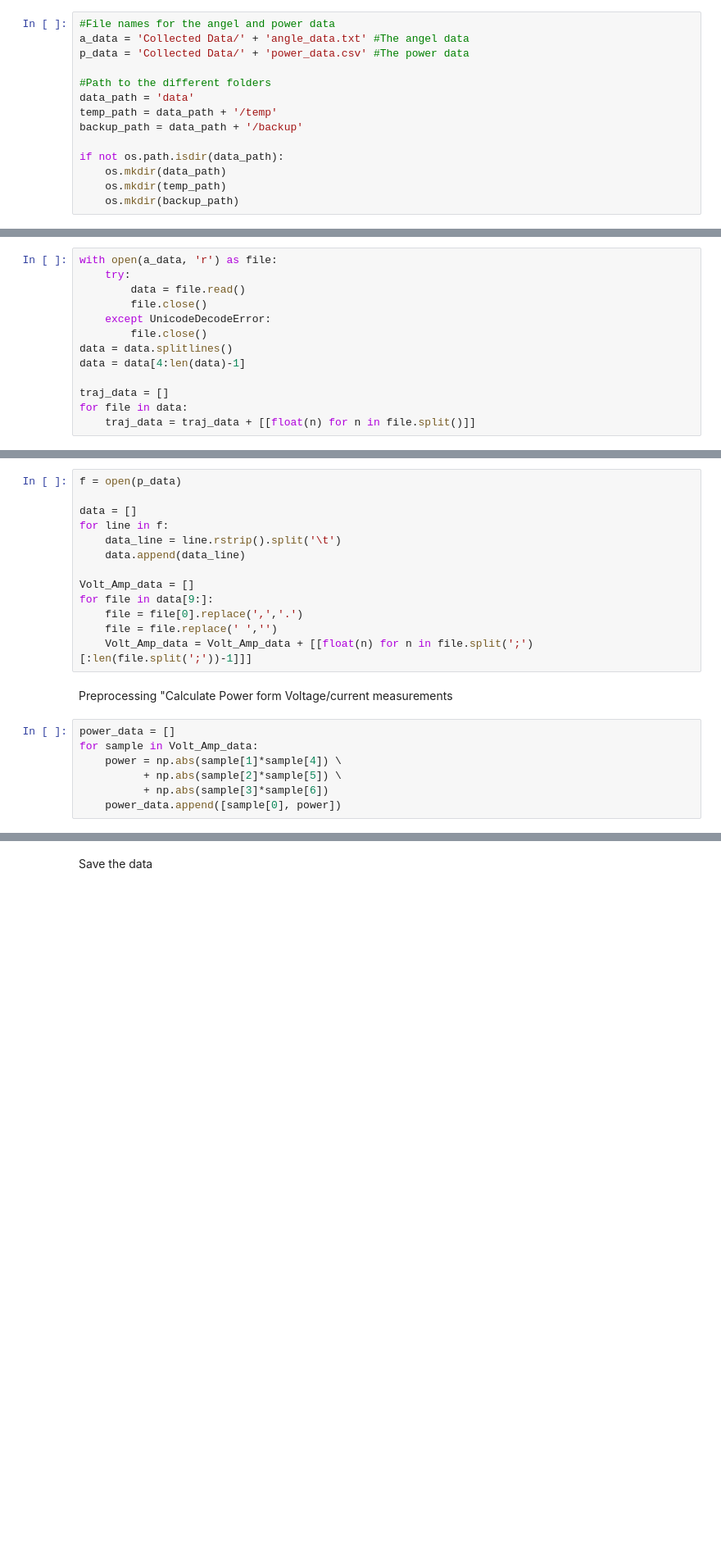
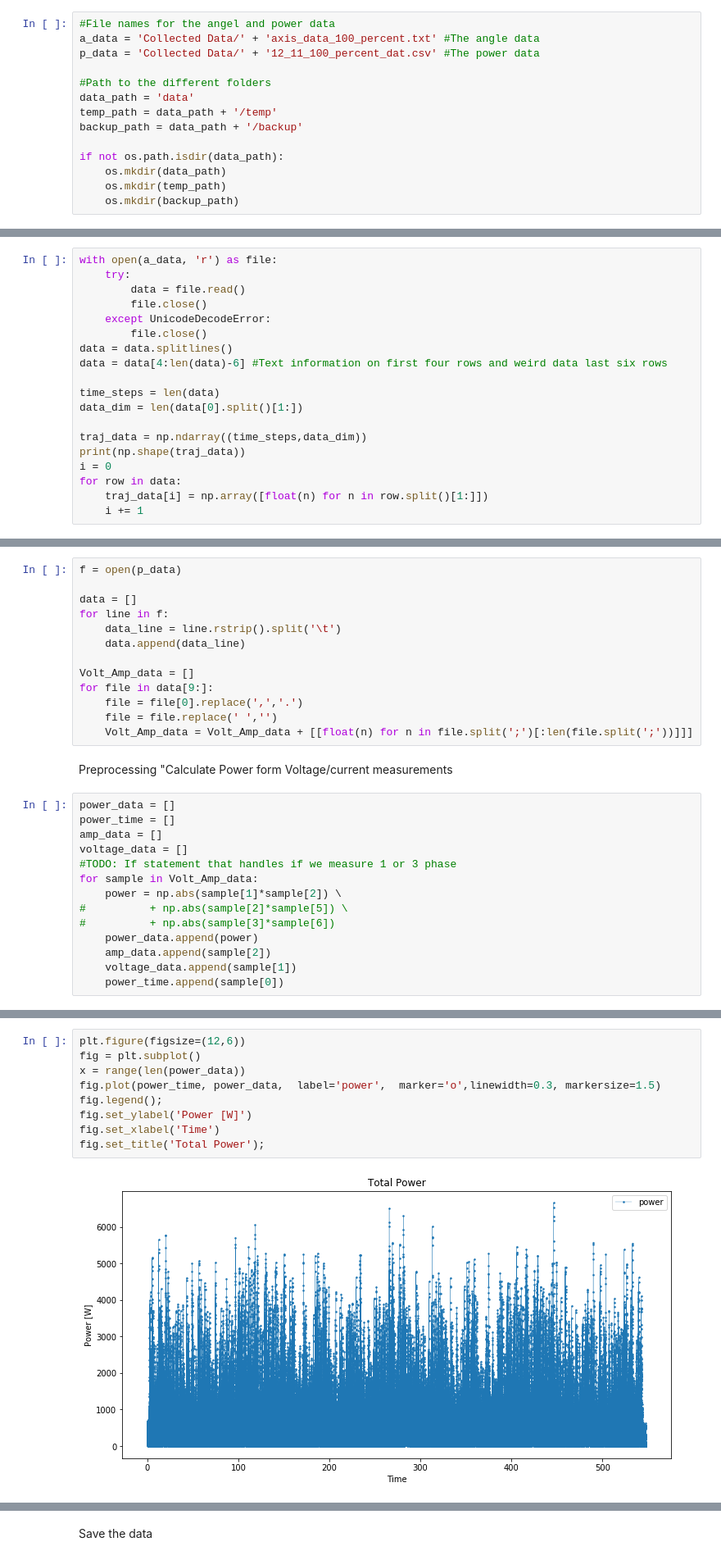
Before and after one commit to DrSoap/SSY226_Energy_Consumption, a Jupyter notebook: Setup.ipynb, the cells around one changed output, grey strips where cells are left out. Shown at 82% size. Drawn from its saved outputs; the diff is of its cells as text; blank space fills up the shorter version.

Commit message:
Setup modified with synced data

```diff
--- a/Setup.ipynb
+++ b/Setup.ipynb
@@ -18,8 +19,8 @@ import matplotlib.pyplot as plt
 Create Folders if not existing
 # %%
 #File names for the angel and power data
-a_data = 'Collected Data/' + 'angle_data.txt' #The angel data
-p_data = 'Collected Data/' + 'power_data.csv' #The power data
+a_data = 'Collected Data/' + 'axis_data_100_percent.txt' #The angle data
+p_data = 'Collected Data/' + '12_11_100_percent_dat.csv' #The power data
 
 #Path to the different folders
 data_path = 'data'
@@ -42,8 +43,14 @@ with open(a_data, 'r') as file:
     except UnicodeDecodeError:
         file.close()
 data = data.splitlines()
-data = data[4:len(data)-1]
+data = data[4:len(data)-6] #Text information on first four rows and weird data last six rows
 
-traj_data = []
-for file in data:
-    traj_data = traj_data + [[float(n) for n in file.split()]]
+time_steps = len(data)
+data_dim = len(data[0].split()[1:])
+
+traj_data = np.ndarray((time_steps,data_dim))
+print(np.shape(traj_data))
+i = 0
+for row in data:
+    traj_data[i] = np.array([float(n) for n in row.split()[1:]])
+    i += 1
@@ -61,13 +70,20 @@ Volt_Amp_data = []
 for file in data[9:]:
     file = file[0].replace(',','.')
     file = file.replace(' ','')
-    Volt_Amp_data = Volt_Amp_data + [[float(n) for n in file.split(';')[:len(file.split(';'))-1]]]
+    Volt_Amp_data = Volt_Amp_data + [[float(n) for n in file.split(';')[:len(file.split(';'))]]]
 # %% [markdown]
 Preprocessing "Calculate Power form Voltage/current measurements
 # %%
 power_data = []
+power_time = []
+amp_data = []
+voltage_data = []
+#TODO: If statement that handles if we measure 1 or 3 phase
 for sample in Volt_Amp_data:
-    power = np.abs(sample[1]*sample[4]) \
-          + np.abs(sample[2]*sample[5]) \
-          + np.abs(sample[3]*sample[6])
-    power_data.append([sample[0], power])
+    power = np.abs(sample[1]*sample[2]) \
+#          + np.abs(sample[2]*sample[5]) \
+#          + np.abs(sample[3]*sample[6])
+    power_data.append(power)
+    amp_data.append(sample[2])
+    voltage_data.append(sample[1])
+    power_time.append(sample[0])
@@ -73,0 +92,11 @@ for sample in Volt_Amp_data:
+# %%
+plt.figure(figsize=(12,6))
+fig = plt.subplot()
+x = range(len(power_data))
+fig.plot(power_time, power_data,  label='power',  marker='o',linewidth=0.3, markersize=1.5)
+fig.legend();
+fig.set_ylabel('Power [W]')
+fig.set_xlabel('Time')
+fig.set_title('Total Power');
+# %% [output]
+[figure, added]
```
Also changed, not shown: parts of 11 cells of this notebook, 3 other files.
